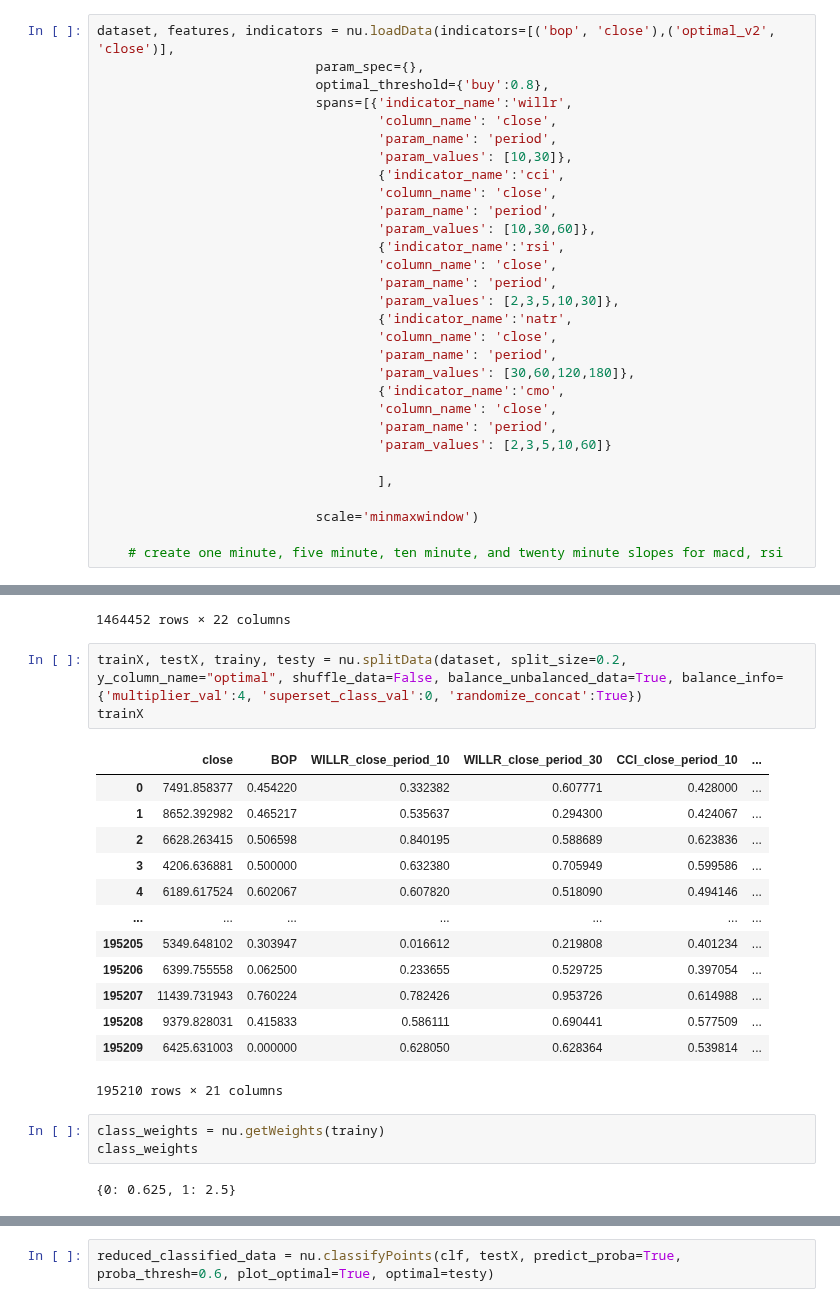
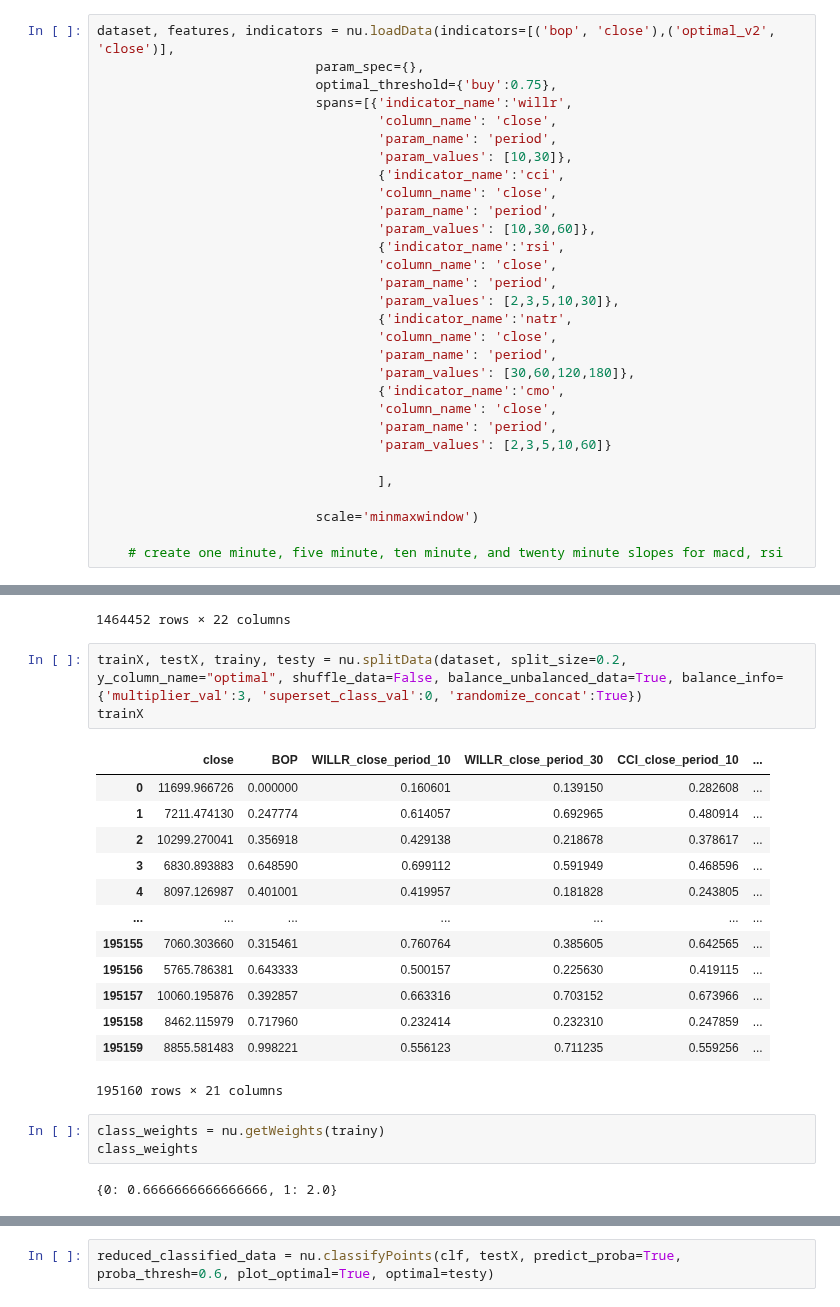
Before and after one commit to lowrollr/moonshot, a Jupyter notebook: back_testing/v2/research/notebooks/classification/ross's_notebook.ipynb, the cells around one changed output, grey strips where cells are left out. Drawn from its saved outputs; the diff is of its cells as text.

```diff
--- a/back_testing/v2/research/notebooks/classification/ross's_notebook.ipynb
+++ b/back_testing/v2/research/notebooks/classification/ross's_notebook.ipynb
@@ -25,7 +25,7 @@ model_name = "strawmaker"
 # %%
 dataset, features, indicators = nu.loadData(indicators=[('bop', 'close'),('optimal_v2', 'close')],
                             param_spec={},
-                            optimal_threshold={'buy':0.8},
+                            optimal_threshold={'buy':0.75},
                             spans=[{'indicator_name':'willr',
                                     'column_name': 'close',
                                     'param_name': 'period',
@@ -84,27 +84,27 @@ dataset
 | 1483230 | 18531.170476 | 0.685722 | 0.0 | 0.386412 | 0.162600 | 0.674503 | ... |
 1464452 rows × 22 columns
 # %%
-trainX, testX, trainy, testy = nu.splitData(dataset, split_size=0.2, y_column_name="optimal", shuffle_data=False, balance_unbalanced_data=True, balance_info={'multiplier_val':4, 'superset_class_val':0, 'randomize_concat':True})
+trainX, testX, trainy, testy = nu.splitData(dataset, split_size=0.2, y_column_name="optimal", shuffle_data=False, balance_unbalanced_data=True, balance_info={'multiplier_val':3, 'superset_class_val':0, 'randomize_concat':True})
 trainX
 # %% [output]
 |  | close | BOP | WILLR_close_period_10 | WILLR_close_period_30 | CCI_close_period_10 | ... |
-| 0 | 7491.858377 | 0.454220 | 0.332382 | 0.607771 | 0.428000 | ... |
-| 1 | 8652.392982 | 0.465217 | 0.535637 | 0.294300 | 0.424067 | ... |
-| 2 | 6628.263415 | 0.506598 | 0.840195 | 0.588689 | 0.623836 | ... |
-| 3 | 4206.636881 | 0.500000 | 0.632380 | 0.705949 | 0.599586 | ... |
-| 4 | 6189.617524 | 0.602067 | 0.607820 | 0.518090 | 0.494146 | ... |
+| 0 | 11699.966726 | 0.000000 | 0.160601 | 0.139150 | 0.282608 | ... |
+| 1 | 7211.474130 | 0.247774 | 0.614057 | 0.692965 | 0.480914 | ... |
+| 2 | 10299.270041 | 0.356918 | 0.429138 | 0.218678 | 0.378617 | ... |
+| 3 | 6830.893883 | 0.648590 | 0.699112 | 0.591949 | 0.468596 | ... |
+| 4 | 8097.126987 | 0.401001 | 0.419957 | 0.181828 | 0.243805 | ... |
 | ... | ... | ... | ... | ... | ... | ... |
-| 195205 | 5349.648102 | 0.303947 | 0.016612 | 0.219808 | 0.401234 | ... |
-| 195206 | 6399.755558 | 0.062500 | 0.233655 | 0.529725 | 0.397054 | ... |
-| 195207 | 11439.731943 | 0.760224 | 0.782426 | 0.953726 | 0.614988 | ... |
-| 195208 | 9379.828031 | 0.415833 | 0.586111 | 0.690441 | 0.577509 | ... |
-| 195209 | 6425.631003 | 0.000000 | 0.628050 | 0.628364 | 0.539814 | ... |
+| 195155 | 7060.303660 | 0.315461 | 0.760764 | 0.385605 | 0.642565 | ... |
+| 195156 | 5765.786381 | 0.643333 | 0.500157 | 0.225630 | 0.419115 | ... |
+| 195157 | 10060.195876 | 0.392857 | 0.663316 | 0.703152 | 0.673966 | ... |
+| 195158 | 8462.115979 | 0.717960 | 0.232414 | 0.232310 | 0.247859 | ... |
+| 195159 | 8855.581483 | 0.998221 | 0.556123 | 0.711235 | 0.559256 | ... |
-195210 rows × 21 columns
+195160 rows × 21 columns
 # %%
 class_weights = nu.getWeights(trainy)
 class_weights
 # %% [output]
-{0: 0.625, 1: 2.5}
+{0: 0.6666666666666666, 1: 2.0}
 # %%
 clf = XGBClassifier(random_state=69420, class_weight=class_weights, n_jobs=-1, n_estimators=100, criterion='gini', min_samples_leaf=2)
 clf.fit(trainX.drop("close", axis=1).values, trainy.values)
```
Also changed, not shown: parts of 3 cells of this notebook.
